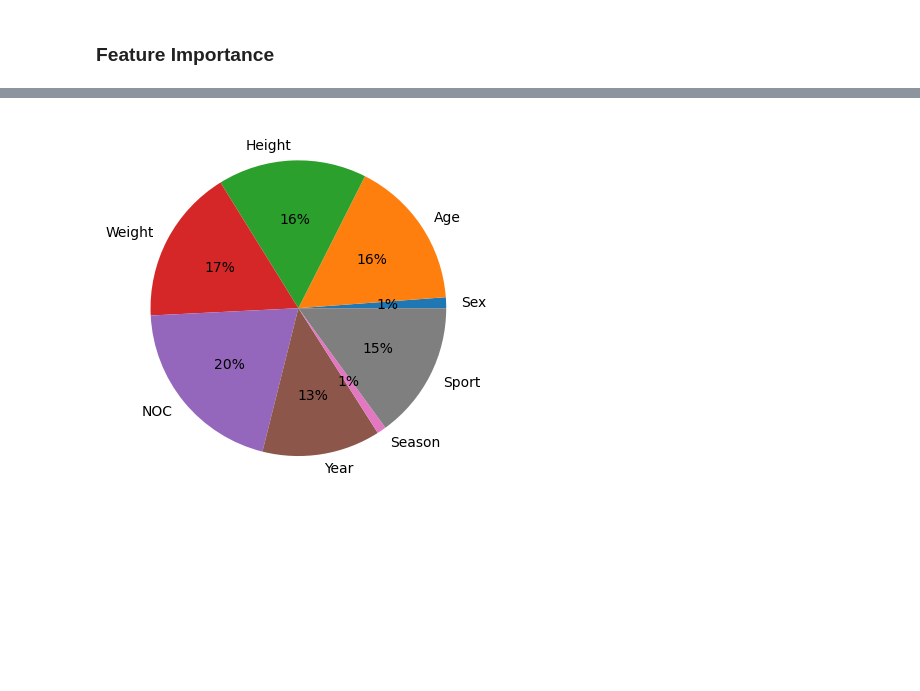
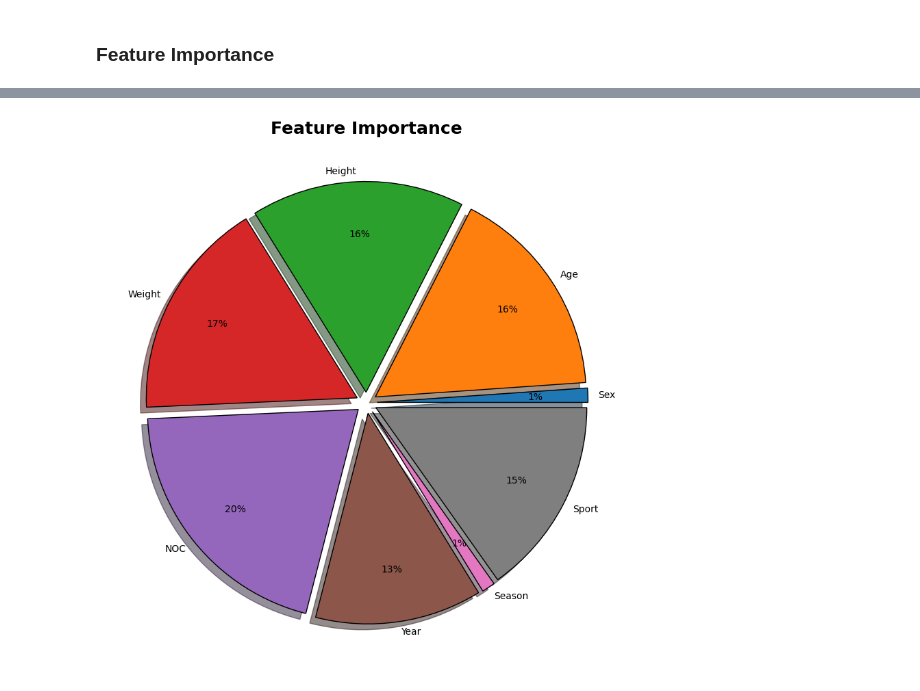
Before and after one commit to jplee2/project_4_group_14, a Jupyter notebook: Genie/olympic_prediction_group_14.ipynb, the cells around one changed output, grey strips where cells are left out. Saved outputs shown, nothing was run; the diff lists cells and outputs as text; code cells hidden in the pictures; blank space fills up the shorter version.

```diff
--- a/Genie/olympic_prediction_group_14.ipynb
+++ b/Genie/olympic_prediction_group_14.ipynb
@@ -411,5 +401,8 @@ sorted(importance.items(),key=lambda x:x[1],reverse=True)
-# %%
-plt.pie(model.feature_importances_, labels=model.feature_names_in_, autopct="%1.0f%%")
-plt.show()
-# %% [output]
-[figure, removed]
+# %%
+explode = (0.05,0.05,0.05,0.05,0.05,0.05,0.05,0.05)
+plt.pie(model.feature_importances_, labels=model.feature_names_in_, pctdistance=.75,labeldistance=1.05,autopct="%1.0f%%", explode=explode, shadow=True, wedgeprops={"edgecolor":"black", 'linewidth':1, 'antialiased':True})
+plt.title("Feature Importance", fontsize=18, fontweight="bold")
+
+plt.show()
+# %% [output]
+[figure, added]
```
Also changed, not shown: parts of 15 cells of this notebook, 1 other file.
